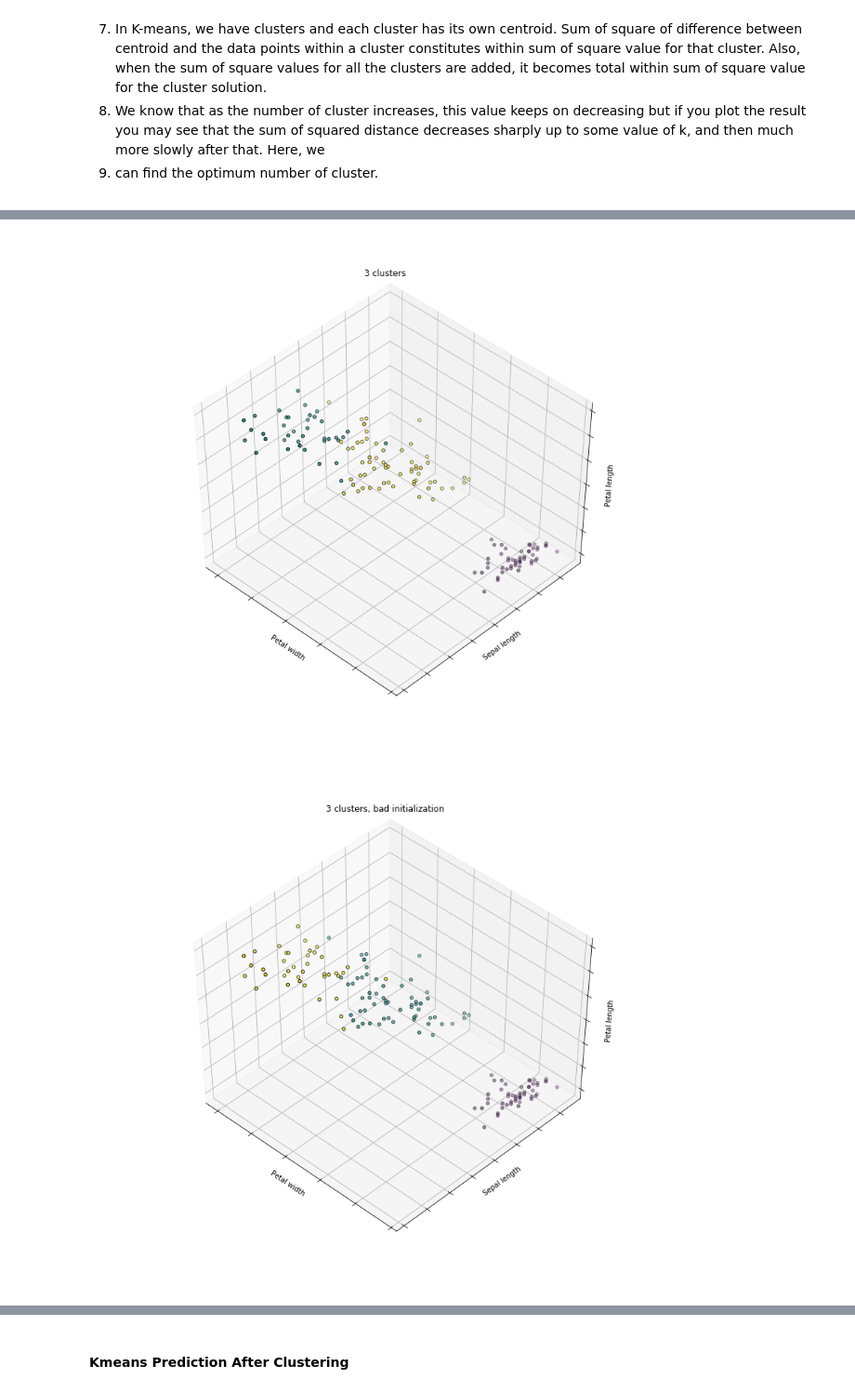
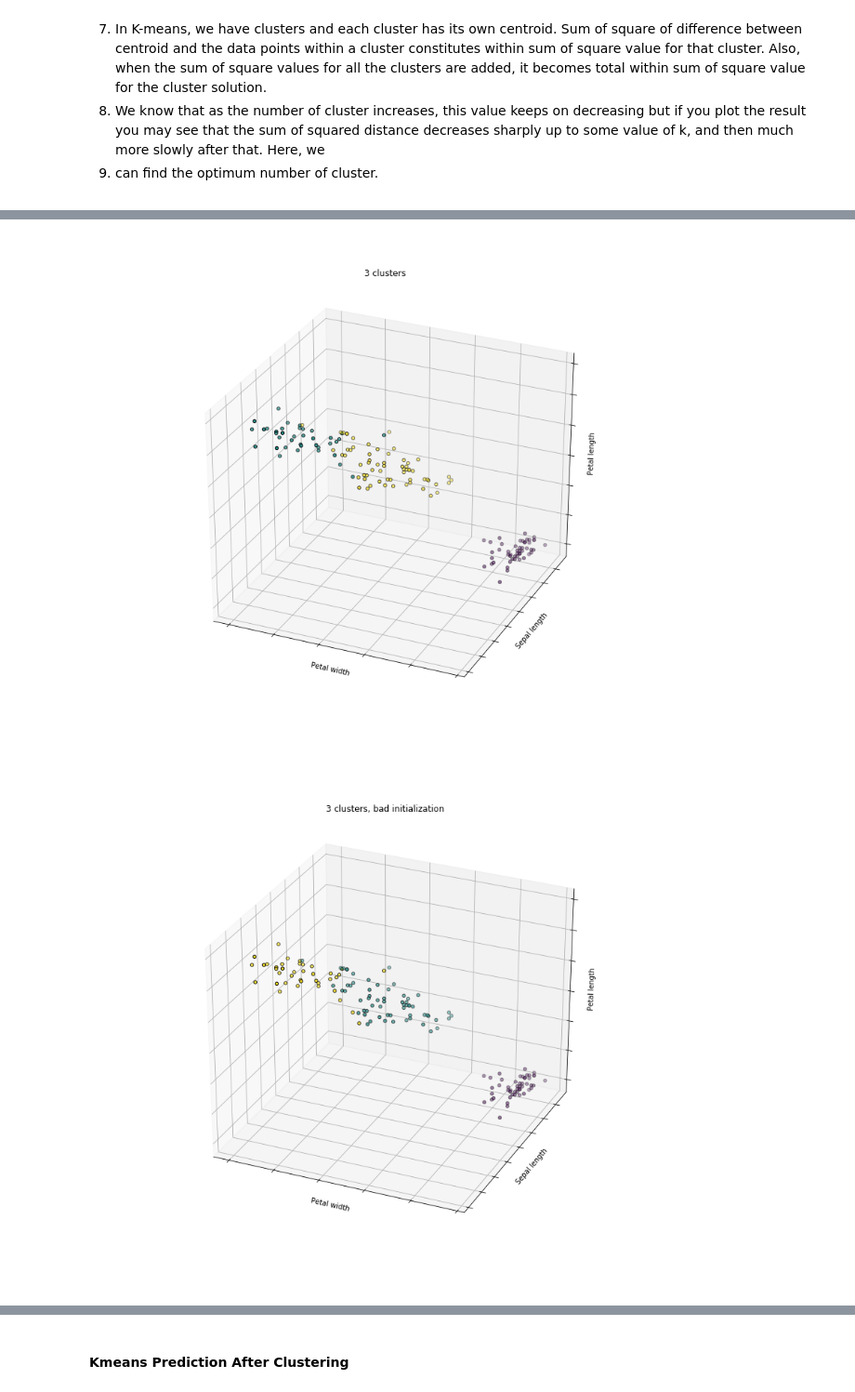
Before and after one commit to balajidileepkumar/Python_MachineLearning, a Jupyter notebook: Chapter-14-ScikitMachineLearning.ipynb, the cells around one changed output, grey strips where cells are left out. Shown at 93% size. Saved outputs shown, nothing was run; the diff lists cells and outputs as text; code cells hidden in the pictures.

```diff
--- a/Chapter-14-ScikitMachineLearning.ipynb
+++ b/Chapter-14-ScikitMachineLearning.ipynb
@@ -1004,7 +979,7 @@ fignum = 1
 titles = ['8 clusters', '3 clusters', '3 clusters, bad initialization']
 for name, est in estimators:
     fig = plt.figure(fignum, figsize=(12, 10))
-    ax = Axes3D(fig, rect=[0, 0, .95, 1], elev=48, azim=134)
+    ax = Axes3D(fig, rect=[0, 0, .95, 1], elev=31, azim=114)
     est.fit(X)
 
     print("data [[3, 2, 2, 2],]  is predicted for cluster {}".format(est.predict([[3, 2, 2, 2],])))
@@ -1027,7 +1002,7 @@ for name, est in estimators:
 
 # Plot the ground truth
 fig = plt.figure(fignum, figsize=(12, 10))
-ax = Axes3D(fig, rect=[0, 0, .95, 1], elev=43, azim=134)
+ax = Axes3D(fig, rect=[0, 0, .95, 1], elev=31, azim=114)
 
 for name, label in [('Setosa', 0),
                     ('Versicolour', 1),
@@ -1063,2 +1038,2 @@ data [[13, 12, 5, 6],] is predicted for cluster [2]
-[figure, old version]
+[figure, new version]
-[figure, old version]
+[figure, new version]
```
Also changed, not shown: parts of 40 cells of this notebook, 1 other file.
